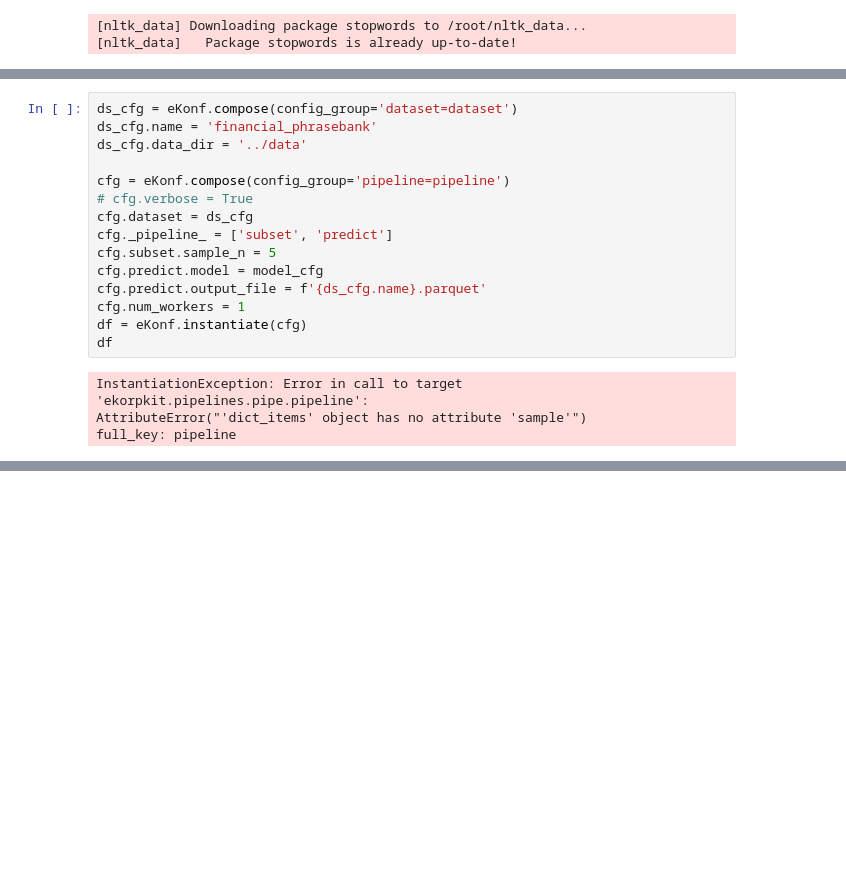
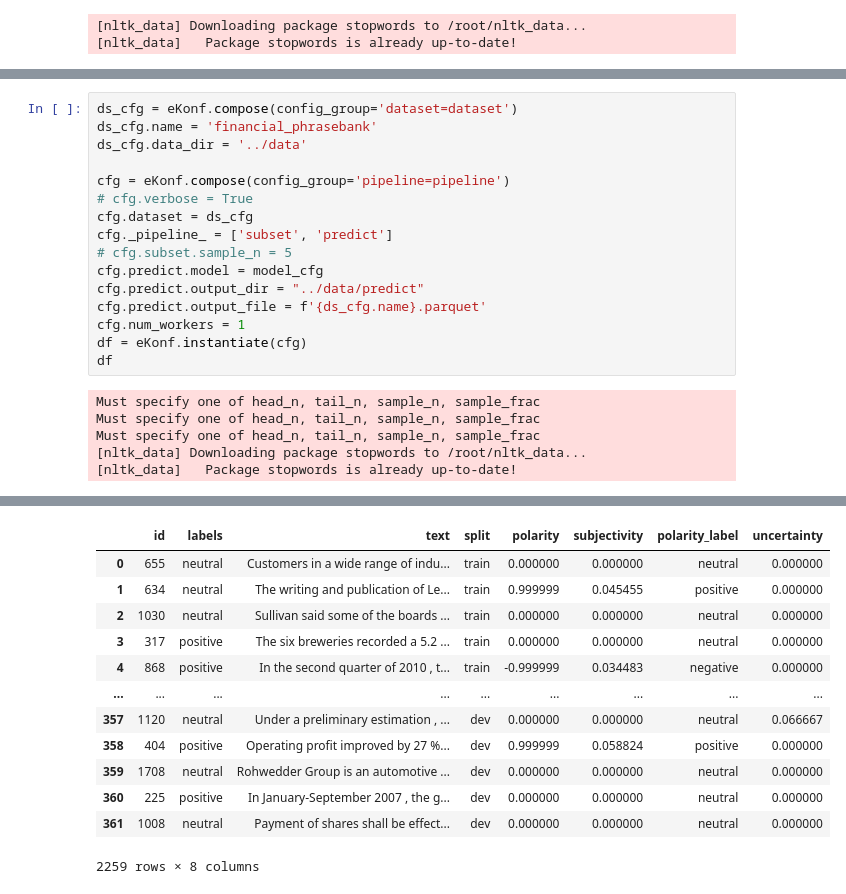
Before and after one commit to entelecheia/ekorpkit-config, a Jupyter notebook: notebooks/sentiment/financial_sentiment.ipynb, the cells around one changed output, grey strips where cells are left out. Saved outputs shown, nothing was run; the diff lists cells and outputs as text; blank space fills up the shorter version.

```diff
--- a/notebooks/sentiment/financial_sentiment.ipynb
+++ b/notebooks/sentiment/financial_sentiment.ipynb
@@ -96,13 +106,16 @@ cfg = eKonf.compose(config_group='pipeline=pipeline')
 # cfg.verbose = True
 cfg.dataset = ds_cfg
 cfg._pipeline_ = ['subset', 'predict']
-cfg.subset.sample_n = 5
+# cfg.subset.sample_n = 5
 cfg.predict.model = model_cfg
+cfg.predict.output_dir = "../data/predict"
 cfg.predict.output_file = f'{ds_cfg.name}.parquet'
 cfg.num_workers = 1
 df = eKonf.instantiate(cfg)
 df
 # %% [output]
-InstantiationException: Error in call to target 'ekorpkit.pipelines.pipe.pipeline':
-AttributeError("'dict_items' object has no attribute 'sample'")
-full_key: pipeline
+Must specify one of head_n, tail_n, sample_n, sample_frac
+Must specify one of head_n, tail_n, sample_n, sample_frac
+Must specify one of head_n, tail_n, sample_n, sample_frac
+[nltk_data] Downloading package stopwords to /root/nltk_data...
+[nltk_data]   Package stopwords is already up-to-date!
@@ -108,0 +126,13 @@ full_key: pipeline
+|  | id | labels | text | split | polarity | subjectivity | polarity_label | uncertainty |
+| 0 | 655 | neutral | Customers in a wide range of indu... | train | 0.000000 | 0.000000 | neutral | 0.000000 |
+| 1 | 634 | neutral | The writing and publication of Le... | train | 0.999999 | 0.045455 | positive | 0.000000 |
+| 2 | 1030 | neutral | Sullivan said some of the boards ... | train | 0.000000 | 0.000000 | neutral | 0.000000 |
+| 3 | 317 | positive | The six breweries recorded a 5.2 ... | train | 0.000000 | 0.000000 | neutral | 0.000000 |
+| 4 | 868 | positive | In the second quarter of 2010 , t... | train | -0.999999 | 0.034483 | negative | 0.000000 |
+| ... | ... | ... | ... | ... | ... | ... | ... | ... |
+| 357 | 1120 | neutral | Under a preliminary estimation , ... | dev | 0.000000 | 0.000000 | neutral | 0.066667 |
+| 358 | 404 | positive | Operating profit improved by 27 %... | dev | 0.999999 | 0.058824 | positive | 0.000000 |
+| 359 | 1708 | neutral | Rohwedder Group is an automotive ... | dev | 0.000000 | 0.000000 | neutral | 0.000000 |
+| 360 | 225 | positive | In January-September 2007 , the g... | dev | 0.000000 | 0.000000 | neutral | 0.000000 |
+| 361 | 1008 | neutral | Payment of shares shall be effect... | dev | 0.000000 | 0.000000 | neutral | 0.000000 |
+2259 rows × 8 columns
```
Also changed, not shown: parts of 5 cells of this notebook.
